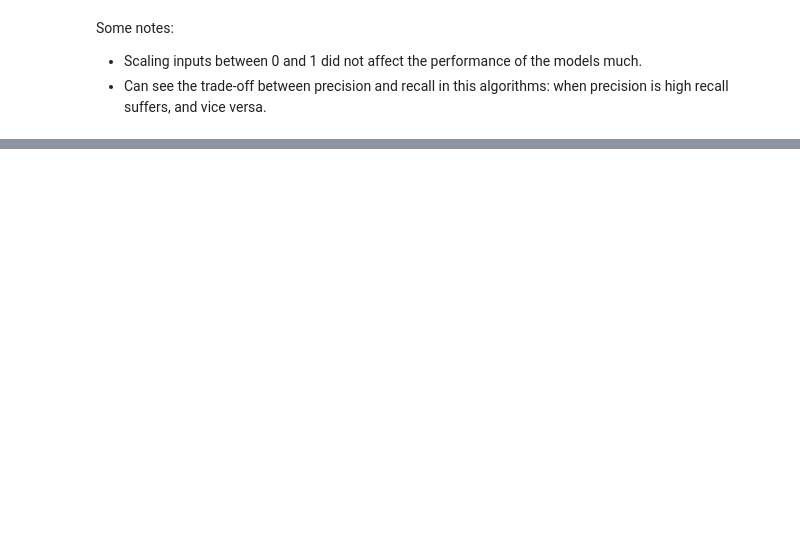
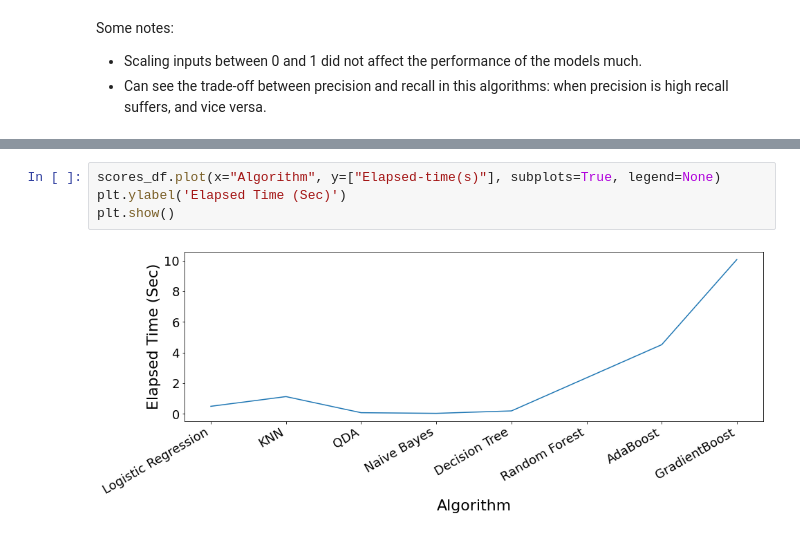
Before and after one commit to RozitaAbdoli/credit_default_mining, a Jupyter notebook: Model_comparison.ipynb, the cells around one changed output, grey strips where cells are left out. Drawn from its saved outputs; the diff is of its cells as text; blank space fills up the shorter version.

```diff
--- a/Model_comparison.ipynb
+++ b/Model_comparison.ipynb
@@ -114,0 +150,6 @@ Some notes:
+# %%
+scores_df.plot(x="Algorithm", y=["Elapsed-time(s)"], subplots=True, legend=None)
+plt.ylabel('Elapsed Time (Sec)')
+plt.show()
+# %% [output]
+[figure, added]
```
Also changed, not shown: parts of 10 cells of this notebook.
